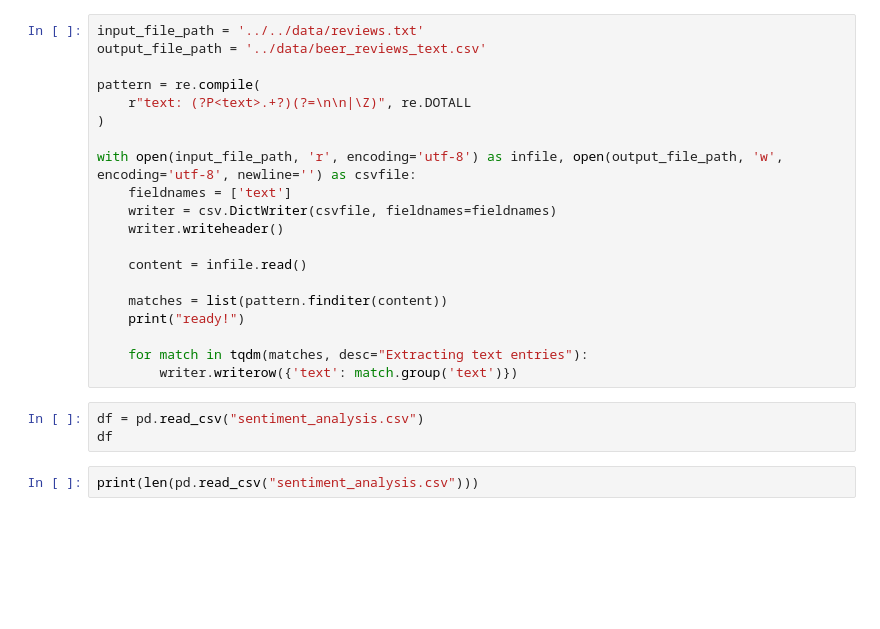
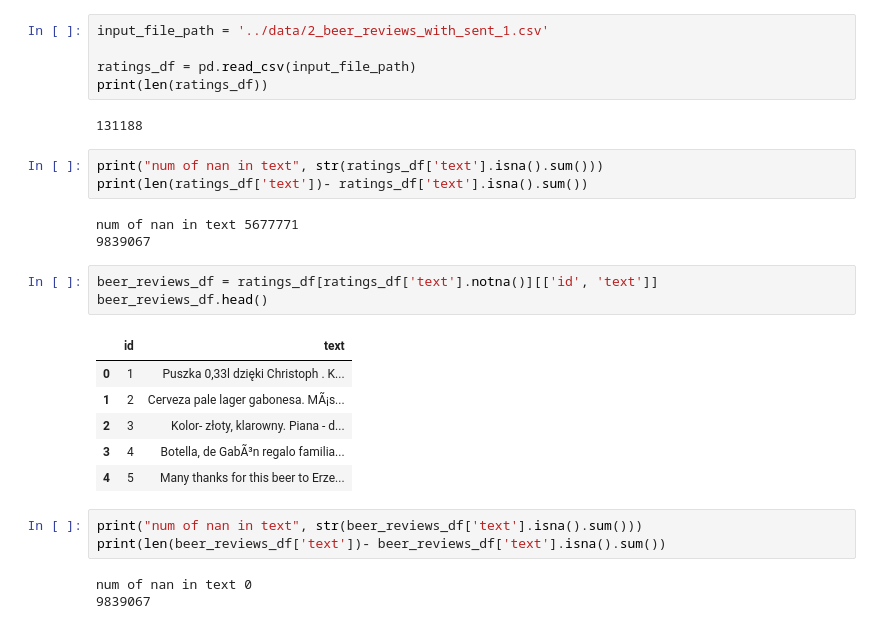
Before and after one commit to epfl-ada/ada-2024-project-abracadabra, a Jupyter notebook: src/scripts/keep_only_reviews.ipynb, the cells around one changed output. Saved outputs shown, nothing was run; the diff lists cells and outputs as text; blank space fills up the shorter version.

```diff
--- a/src/scripts/keep_only_reviews.ipynb
+++ b/src/scripts/keep_only_reviews.ipynb
@@ -6,25 +7,29 @@ import pandas as pd
-# %%
-input_file_path = '../../data/reviews.txt'
-output_file_path = '../data/beer_reviews_text.csv'
-
-pattern = re.compile(
-    r"text: (?P<text>.+?)(?=\n\n|\Z)", re.DOTALL
-)
-
-with open(input_file_path, 'r', encoding='utf-8') as infile, open(output_file_path, 'w', encoding='utf-8', newline='') as csvfile:
-    fieldnames = ['text']
-    writer = csv.DictWriter(csvfile, fieldnames=fieldnames)
-    writer.writeheader()
-
-    content = infile.read()
-
-    matches = list(pattern.finditer(content))
-    print("ready!")
-
-    for match in tqdm(matches, desc="Extracting text entries"):
-        writer.writerow({'text': match.group('text')})
-# %%
-df = pd.read_csv("sentiment_analysis.csv")
-df
-# %%
-print(len(pd.read_csv("sentiment_analysis.csv")))
+# %%
+input_file_path = '../data/2_beer_reviews_with_sent_1.csv'
+
+ratings_df = pd.read_csv(input_file_path)
+print(len(ratings_df))
+# %% [output]
+131188
+# %%
+print("num of nan in text", str(ratings_df['text'].isna().sum()))
+print(len(ratings_df['text'])- ratings_df['text'].isna().sum())
+# %% [output]
+num of nan in text 5677771
+9839067
+# %%
+beer_reviews_df = ratings_df[ratings_df['text'].notna()][['id', 'text']]
+beer_reviews_df.head()
+# %% [output]
+|  | id | text |
+| 0 | 1 | Puszka 0,33l dzięki Christoph . K... |
+| 1 | 2 | Cerveza pale lager gabonesa. MÃ¡s... |
+| 2 | 3 | Kolor- złoty, klarowny. Piana - d... |
+| 3 | 4 | Botella, de GabÃ³n regalo familia... |
+| 4 | 5 | Many thanks for this beer to Erze... |
+# %%
+print("num of nan in text", str(beer_reviews_df['text'].isna().sum()))
+print(len(beer_reviews_df['text'])- beer_reviews_df['text'].isna().sum())
+# %% [output]
+num of nan in text 0
+9839067
```
Also changed, not shown: parts of 8 cells of this notebook, 3 other files.
